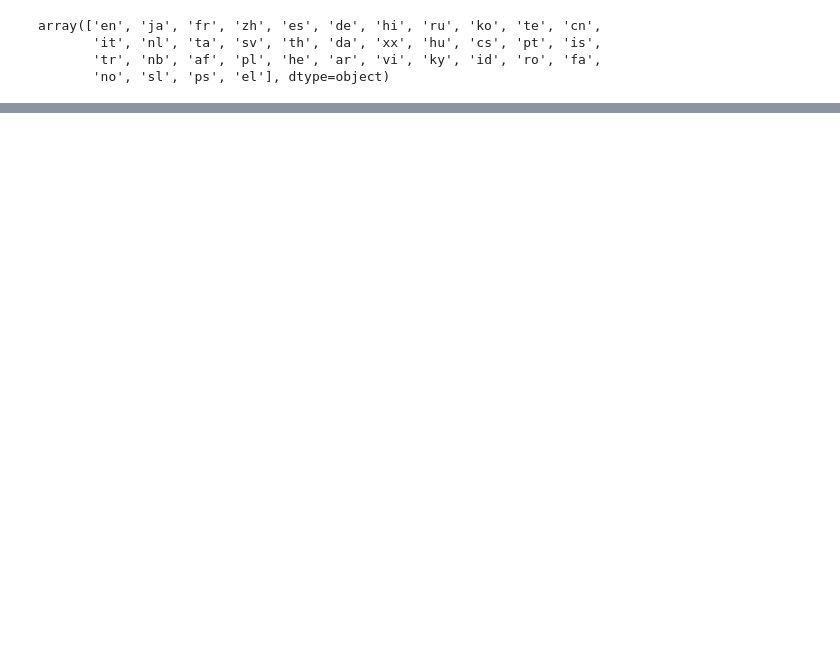
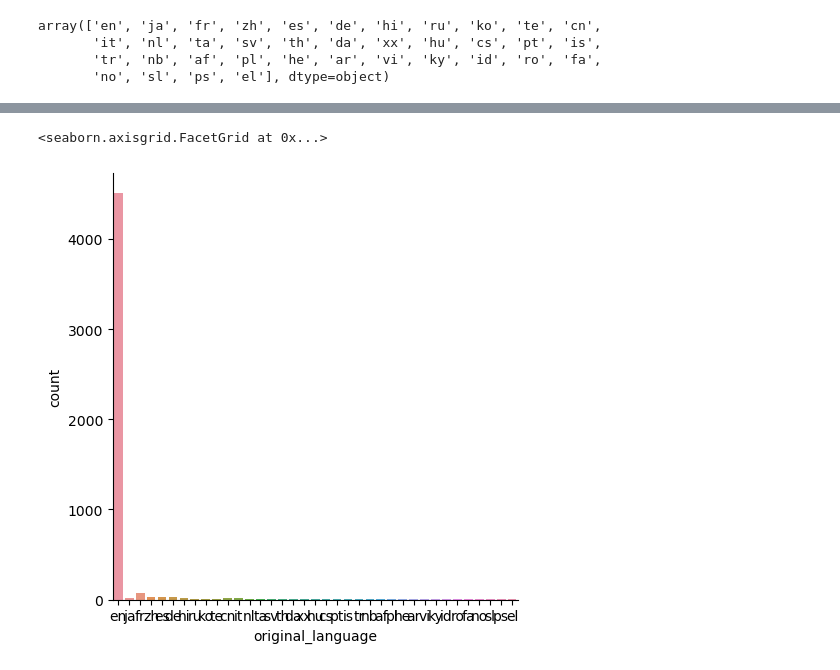
Before and after one commit to byPedroCruzDev/rating-movies, a Jupyter notebook: Untitled.ipynb, the cells around one changed output, grey strips where cells are left out. Drawn from its saved outputs; the diff is of its cells as text; code cells hidden in the pictures; blank space fills up the shorter version.

```diff
--- a/Untitled.ipynb
+++ b/Untitled.ipynb
@@ -150,0 +167,6 @@ array(['en', 'ja', 'fr', 'zh', 'es', 'de', 'hi', 'ru', 'ko', 'te', 'cn',
+# %%
+#maneira mais rapida sem precisar separar as colunas e tranformar em dataframe
+sns.catplot(x="original_language", kind="count", data = tmdb)
+# %% [output]
+<seaborn.axisgrid.FacetGrid at 0x...>
+[figure, added]
```
Also changed, not shown: parts of 9 cells of this notebook.
